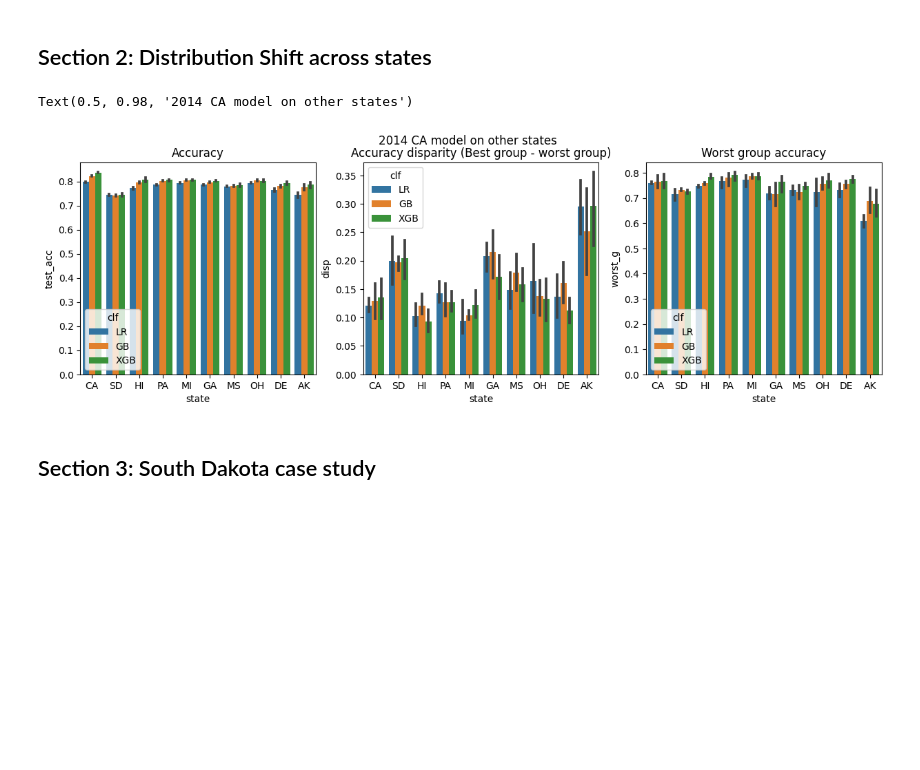
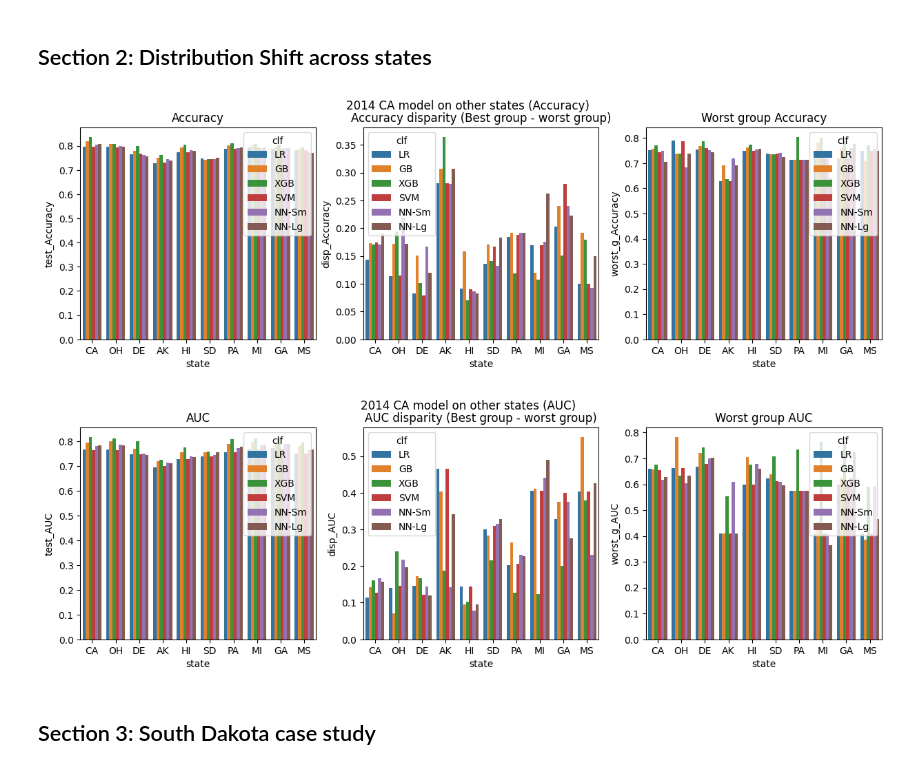
Before and after one commit to the-chen-lab/data-addition-dilemma, a Jupyter notebook: notebooks/folktables-income-sandbox.ipynb, the cells around one changed output. Drawn from its saved outputs; the diff is of its cells as text; code cells hidden in the pictures; blank space fills up the shorter version.

Commit message:
adding NN and SVM models, hypothesis tests, and AUC metrics

```diff
--- a/notebooks/folktables-income-sandbox.ipynb
+++ b/notebooks/folktables-income-sandbox.ipynb
@@ -39,8 +34,7 @@ data_dict = {}
 # %%
-state = "SD"
 year = "2014"
 
-for state in ["OH", "DE", "AK", "HI", "SD", "PA", "MI", "GA", "MS"]:
+for state in ["CA", "OH", "DE", "AK", "HI", "SD", "PA", "MI", "GA", "MS"]:
     data_dict[state] = {}
     data_source = ACSDataSource(survey_year=year, horizon="1-Year", survey="person")
     acs_data = data_source.get_data(states=[state], download=True)
@@ -137,14 +155,17 @@ for clf in clf_dict:
             )
 # %%
 results_df = pd.DataFrame(results)
-fig, axes = plt.subplots(1, 3, figsize=(15, 4))
-sns.lineplot(data=results_df, x="year", y="test_acc", hue="clf", ax=axes[0])
-axes[0].set_title("Accuracy")
-sns.lineplot(data=results_df, x="year", y="disp", hue="clf", ax=axes[1])
-axes[1].set_title("Accuracy disparity (Best group - worst group)")
-sns.lineplot(data=results_df, x="year", y="worst_g", hue="clf", ax=axes[2])
-axes[2].set_title("Worst group accuracy")
-plt.suptitle(f"{state} Model across different years trained on 2018")
-plt.tight_layout()
-plt.savefig(f"../results/{state}_shift.pdf")
+for metric in ["Accuracy", "AUC"]:
+    fig, axes = plt.subplots(1, 3, figsize=(15, 4))
+    sns.lineplot(data=results_df, x="year", y=f"test_{metric}", hue="clf", ax=axes[0])
+    axes[0].set_title(metric)
+    sns.lineplot(data=results_df, x="year", y=f"disp_{metric}", hue="clf", ax=axes[1])
+    axes[1].set_title(f"{metric} disparity (Best group - worst group)")
+    sns.lineplot(
+        data=results_df, x="year", y=f"worst_g_{metric}", hue="clf", ax=axes[2]
+    )
+    axes[2].set_title(f"Worst group {metric}")
+    plt.suptitle(f"{state} Model across different years trained on {year} ({metric})")
+    plt.tight_layout()
+    plt.savefig(f"../results/{state}_timeshift_{metric}.pdf")
 # %% [output]
@@ -208,16 +252,19 @@ for clf in clf_dict:
 # %%
 results_df = pd.DataFrame(results)
-fig, axes = plt.subplots(1, 3, figsize=(15, 4))
-sns.barplot(data=results_df, x='state', y='test_acc', hue='clf', ax=axes[0])
-axes[0].set_title("Accuracy")
-sns.barplot(data=results_df, x='state', y='disp', hue='clf', ax=axes[1])
-axes[1].set_title("Accuracy disparity (Best group - worst group)")
-sns.barplot(data=results_df, x='state', y='worst_g', hue='clf', ax=axes[2])
-axes[2].set_title("Worst group accuracy")
-plt.suptitle(f"2014 {ref_state} model on other states")
+for metric in ["Accuracy", "AUC"]:
+    fig, axes = plt.subplots(1, 3, figsize=(15, 4))
+    sns.barplot(data=results_df, x="state", y=f"test_{metric}", hue="clf", ax=axes[0])
+    axes[0].set_title(f"{metric}")
+    sns.barplot(data=results_df, x="state", y=f"disp_{metric}", hue="clf", ax=axes[1])
+    axes[1].set_title(f"{metric} disparity (Best group - worst group)")
+    sns.barplot(
+        data=results_df, x="state", y=f"worst_g_{metric}", hue="clf", ax=axes[2]
+    )
+    axes[2].set_title(f"Worst group {metric}")
+    plt.suptitle(f"2014 {ref_state} model on other states ({metric})")
 # %% [output]
-Text(0.5, 0.98, '2014 CA model on other states')
-[figure, old version]
+[figure, new version]
+[figure, added]
 # %% [markdown]
 ## Section 3: South Dakota case study
 # %% [markdown]
```
Also changed, not shown: parts of 16 cells of this notebook, 1 other file.
